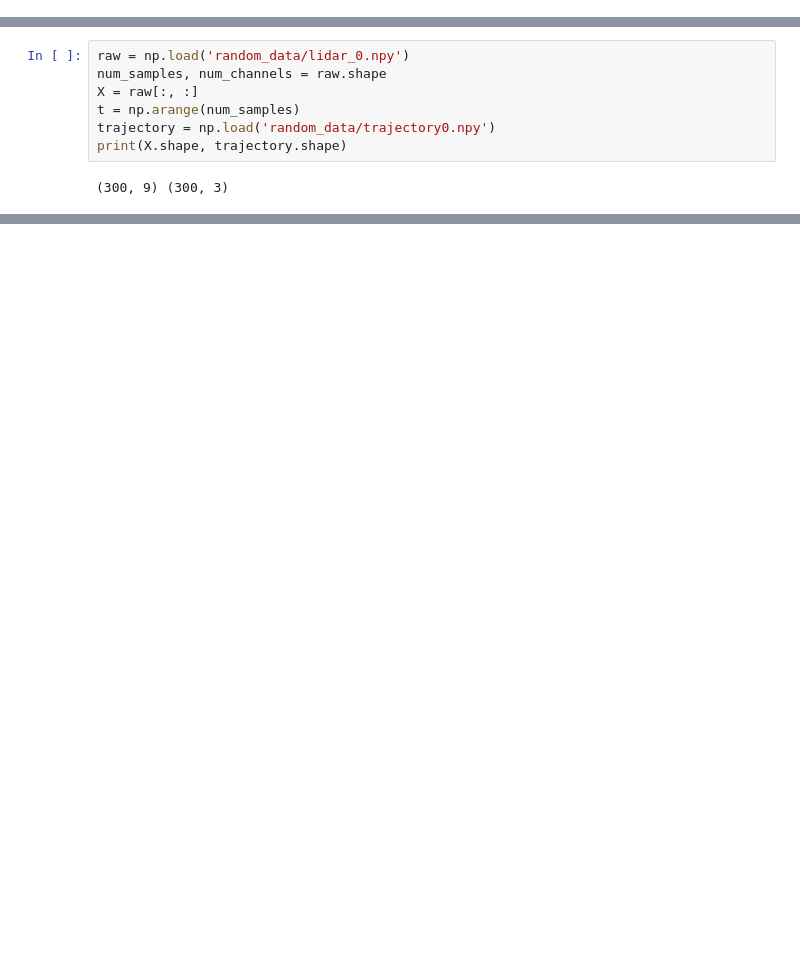
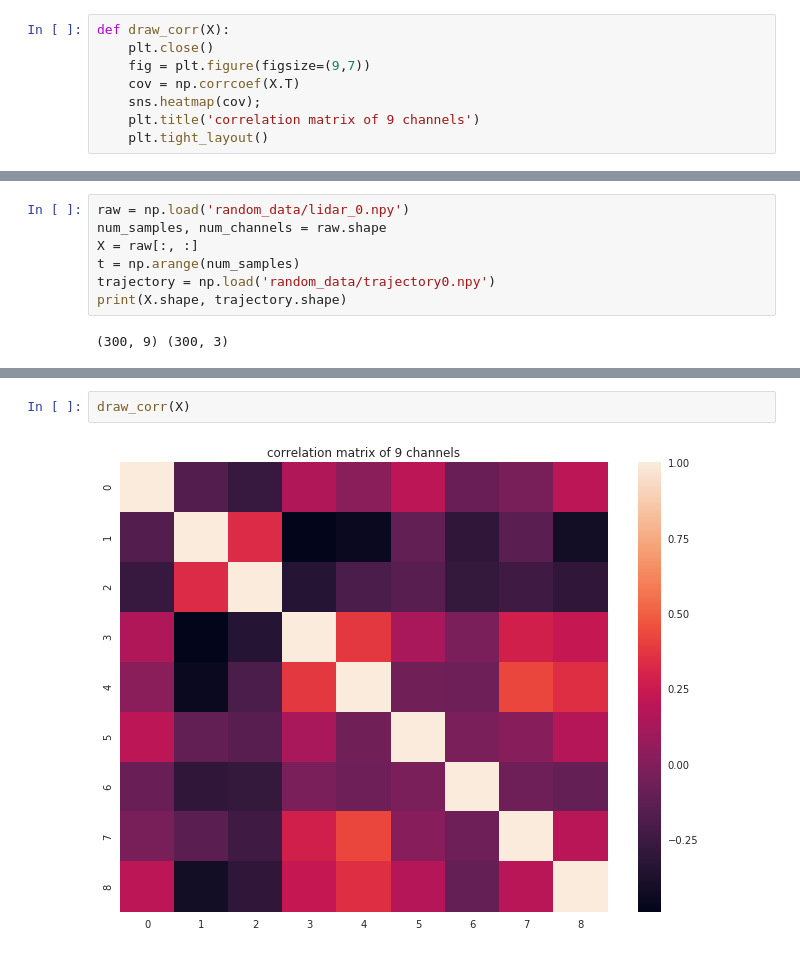
Before and after one commit to georgosgeorgos/DLRC_2018, a Jupyter notebook: data_exploration.ipynb, the cells around one changed output, grey strips where cells are left out. Saved outputs shown, nothing was run; the diff lists cells and outputs as text; blank space fills up the shorter version.

```diff
--- a/data_exploration.ipynb
+++ b/data_exploration.ipynb
@@ -22,0 +21,8 @@ t = np.arange(num_samples)
+# %%
+def draw_corr(X):
+    plt.close()
+    fig = plt.figure(figsize=(9,7))
+    cov = np.corrcoef(X.T)
+    sns.heatmap(cov);
+    plt.title('correlation matrix of 9 channels')
+    plt.tight_layout()
@@ -64,0 +73,4 @@ plt.tight_layout()
+# %%
+draw_corr(X)
+# %% [output]
+[figure, added]
```
Also changed, not shown: parts of 14 cells of this notebook.
